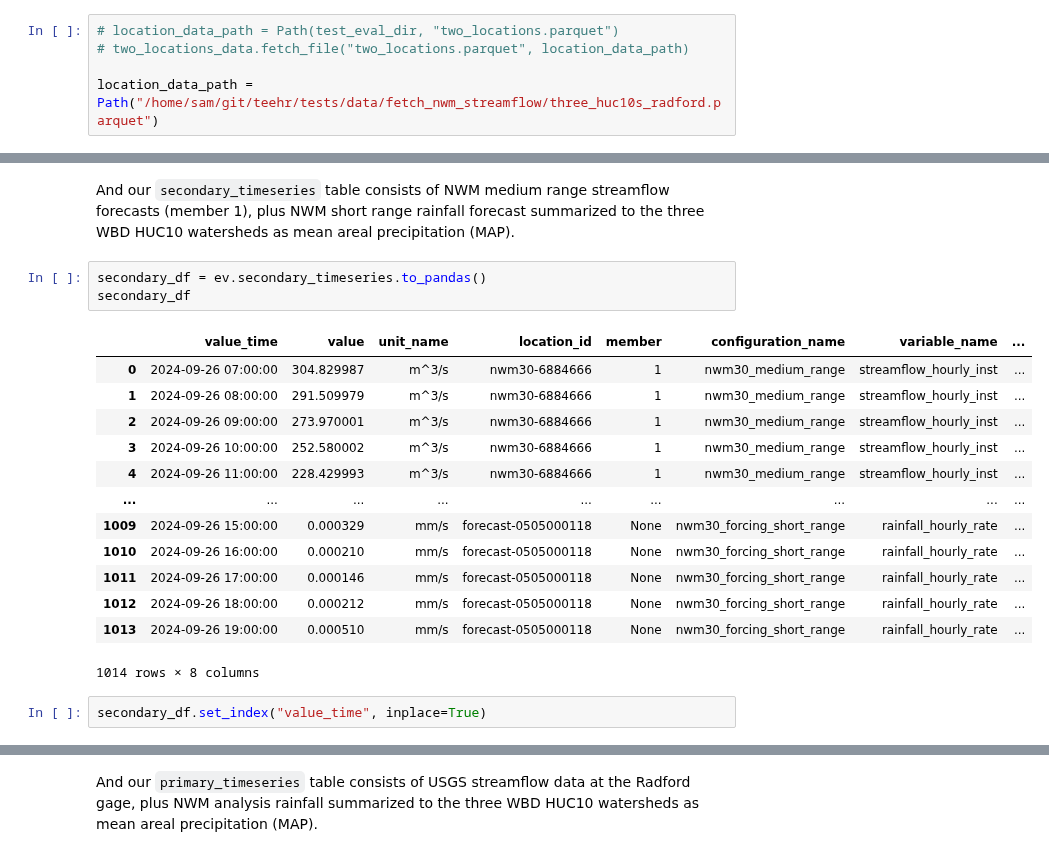
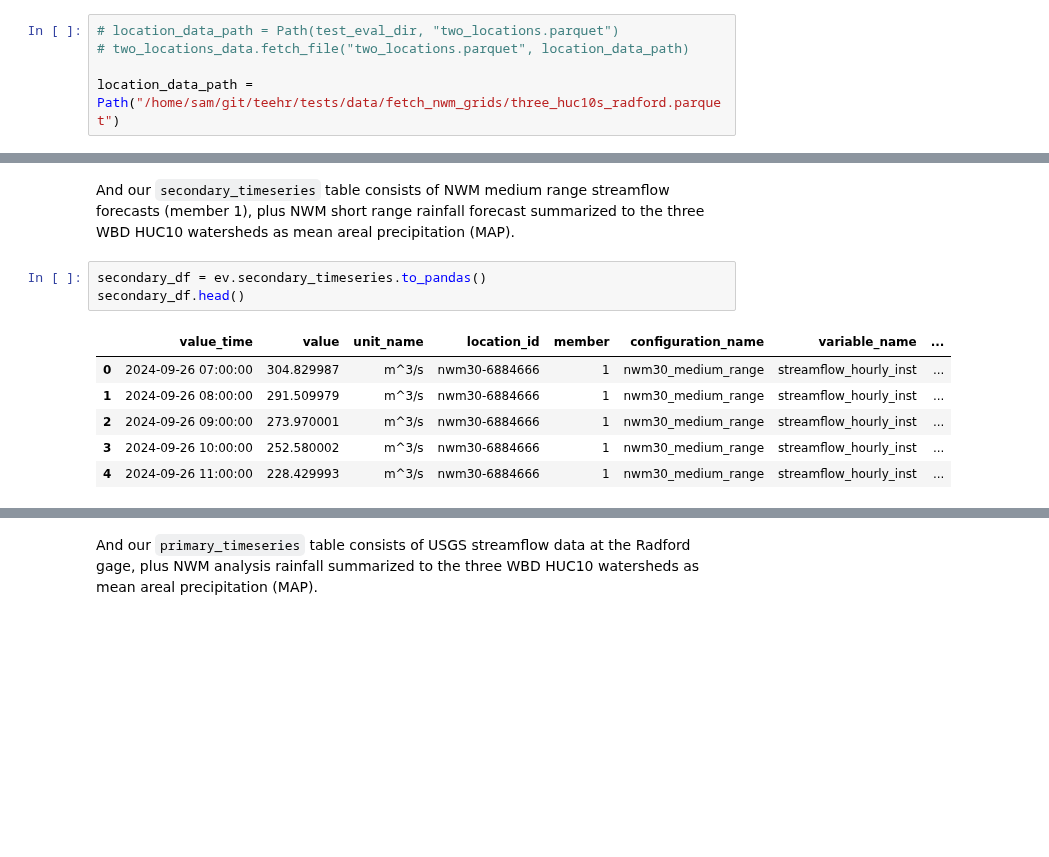
Before and after one commit to RTIInternational/teehr, a Jupyter notebook: docs/sphinx/user_guide/notebooks/11_fetching_nwm_gridded_data.ipynb, the cells around one changed output, grey strips where cells are left out. Cells and saved outputs as stored; diff of their text form; blank space fills up the shorter version.

Commit message:
setting up example data

```diff
--- a/docs/sphinx/user_guide/notebooks/11_fetching_nwm_gridded_data.ipynb
+++ b/docs/sphinx/user_guide/notebooks/11_fetching_nwm_gridded_data.ipynb
@@ -58,7 +52,7 @@ We can add polygons to summarize rainfall to, to see the impact of the forcing d
 # location_data_path = Path(test_eval_dir, "two_locations.parquet")
 # two_locations_data.fetch_file("two_locations.parquet", location_data_path)
 
-location_data_path = Path("/home/sam/git/teehr/tests/data/fetch_nwm_streamflow/three_huc10s_radford.parquet")
+location_data_path = Path("/home/sam/git/teehr/tests/data/fetch_nwm_grids/three_huc10s_radford.parquet")
 # %%
 ev.locations.load_spatial(
     location_data_path,
@@ -261,20 +237,11 @@ ev.fetch.nwm_operational_grids(
 And our `secondary_timeseries` table consists of NWM medium range streamflow forecasts (member 1), plus NWM short range rainfall forecast summarized to the three WBD HUC10 watersheds as mean areal precipitation (MAP).
 # %%
 secondary_df = ev.secondary_timeseries.to_pandas()
-secondary_df
+secondary_df.head()
 # %% [output]
 |  | value_time | value | unit_name | location_id | member | configuration_name | variable_name | ... |
 | 0 | 2024-09-26 07:00:00 | 304.829987 | m^3/s | nwm30-6884666 | 1 | nwm30_medium_range | streamflow_hourly_inst | ... |
 | 1 | 2024-09-26 08:00:00 | 291.509979 | m^3/s | nwm30-6884666 | 1 | nwm30_medium_range | streamflow_hourly_inst | ... |
 | 2 | 2024-09-26 09:00:00 | 273.970001 | m^3/s | nwm30-6884666 | 1 | nwm30_medium_range | streamflow_hourly_inst | ... |
 | 3 | 2024-09-26 10:00:00 | 252.580002 | m^3/s | nwm30-6884666 | 1 | nwm30_medium_range | streamflow_hourly_inst | ... |
 | 4 | 2024-09-26 11:00:00 | 228.429993 | m^3/s | nwm30-6884666 | 1 | nwm30_medium_range | streamflow_hourly_inst | ... |
-| ... | ... | ... | ... | ... | ... | ... | ... | ... |
-| 1009 | 2024-09-26 15:00:00 | 0.000329 | mm/s | forecast-0505000118 | None | nwm30_forcing_short_range | rainfall_hourly_rate | ... |
-| 1010 | 2024-09-26 16:00:00 | 0.000210 | mm/s | forecast-0505000118 | None | nwm30_forcing_short_range | rainfall_hourly_rate | ... |
-| 1011 | 2024-09-26 17:00:00 | 0.000146 | mm/s | forecast-0505000118 | None | nwm30_forcing_short_range | rainfall_hourly_rate | ... |
-| 1012 | 2024-09-26 18:00:00 | 0.000212 | mm/s | forecast-0505000118 | None | nwm30_forcing_short_range | rainfall_hourly_rate | ... |
-| 1013 | 2024-09-26 19:00:00 | 0.000510 | mm/s | forecast-0505000118 | None | nwm30_forcing_short_range | rainfall_hourly_rate | ... |
-1014 rows × 8 columns
-# %%
-secondary_df.set_index("value_time", inplace=True)
```
Also changed, not shown: parts of 16 cells of this notebook, 9 other files.
